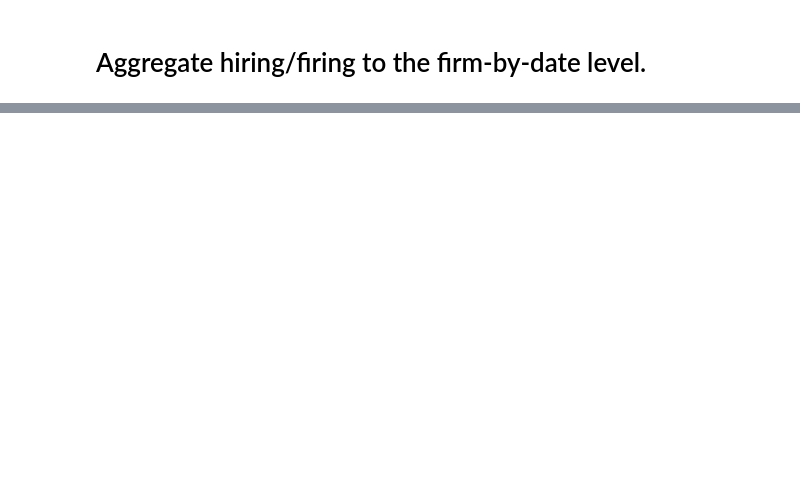
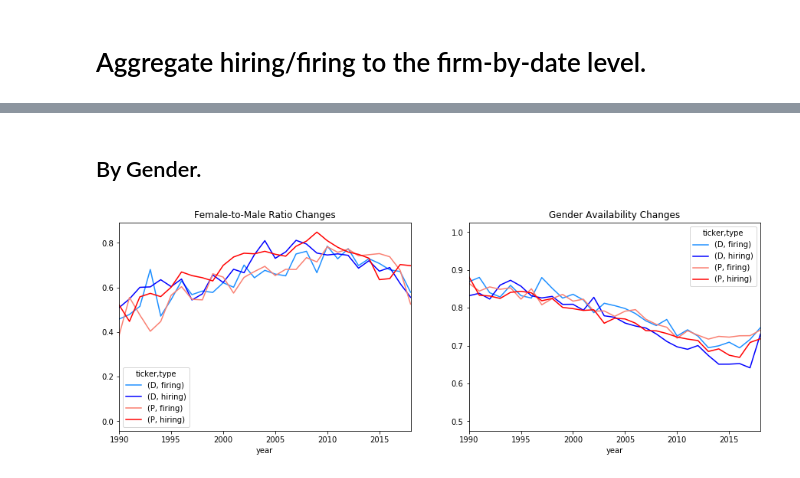
Before and after one commit to hodsonjames/employment, a Jupyter notebook: tech-jobs/Summary Statistics.ipynb, the cells around one changed output, grey strips where cells are left out. Cells and saved outputs as stored; diff of their text form; code cells hidden in the pictures; blank space fills up the shorter version.

```diff
--- a/tech-jobs/Summary Statistics.ipynb
+++ b/tech-jobs/Summary Statistics.ipynb
@@ -132,7 +122,7 @@ for i in range(len(entry)):
 # %% [markdown]
 # Aggregate hiring/firing to the firm-by-date level.
 # %%
-# Read, Identify & Aggregate.
+# Read, Identify & Aggregate. - A code to output raw data for reference. Unfinished and unused.
 empl_file = r"../deloitte_pwc.csv"
 
 ## Initialize.
@@ -141,17 +131,20 @@ person_this = None
 profile_this = None
 
 ## Iterate.
+empl_changes_lst = []
 with open(empl_file,"rb") as f:
     reader = csv.reader(f,encoding='utf-8',escapechar='',delimiter='\t')
     for idx, entry in enumerate(itertools.chain(reader,[None]*33)):
-        if idx == 1000:
+        if idx == 100: # End point.
             break
         if person_this != entry[0]:
             if career_lst != []:
                 ### Analyze.
                 career_df = pd.DataFrame(career_lst)
-                print(career_df[[0,1,2,3,4,10]])
+                print(career_df[[0,1,2,3,4,10,14]])
                 print(profile_this)
+                ####################################################################
+                # empl_changes_lst.append()
             ### Re-initialize.
             person_this = entry[0]
             profile_this = entry[1:11]
@@ -159,4 +152,7 @@ with open(empl_file,"rb") as f:
         ### Record this entry.
         if profile_this[2] == 'Accounting and Auditing' and entry[26] == 'False': # only consider accountants.
             career_lst.append(entry[11:29])
+
+#####################################################
+# empl_changes_df = pd.DataFrame(empl_changes_lst)
 # %% [output]
@@ -179,0 +389,15 @@ with open(empl_file,"rb") as f:
+# %% [markdown]
+## By Gender.
+# %%
+fig, (ax1, ax2)=plt.subplots(1,2,figsize=(15,5))
+empl_changes_df.pivot_table(
+    index='year',columns=['ticker','type'],values='gender',
+    aggfunc=lambda x:((x=='1').sum()/(x=='2').sum() if (x=='2').sum() else np.nan)
+).plot(xlim=(1990,2018),color=color_styles,title="Female-to-Male Ratio Changes",ax=ax1)
+empl_changes_df.pivot_table(
+    index='year',columns=['ticker','type'],values='gender',
+    aggfunc=lambda x:((x!='0').sum()/x.size)
+).plot(xlim=(1990,2018),color=color_styles,title="Gender Availability Changes",ax=ax2)
+plt.show()
+# %% [output]
+[figure, added]
```
Also changed, not shown: parts of 18 cells of this notebook.
